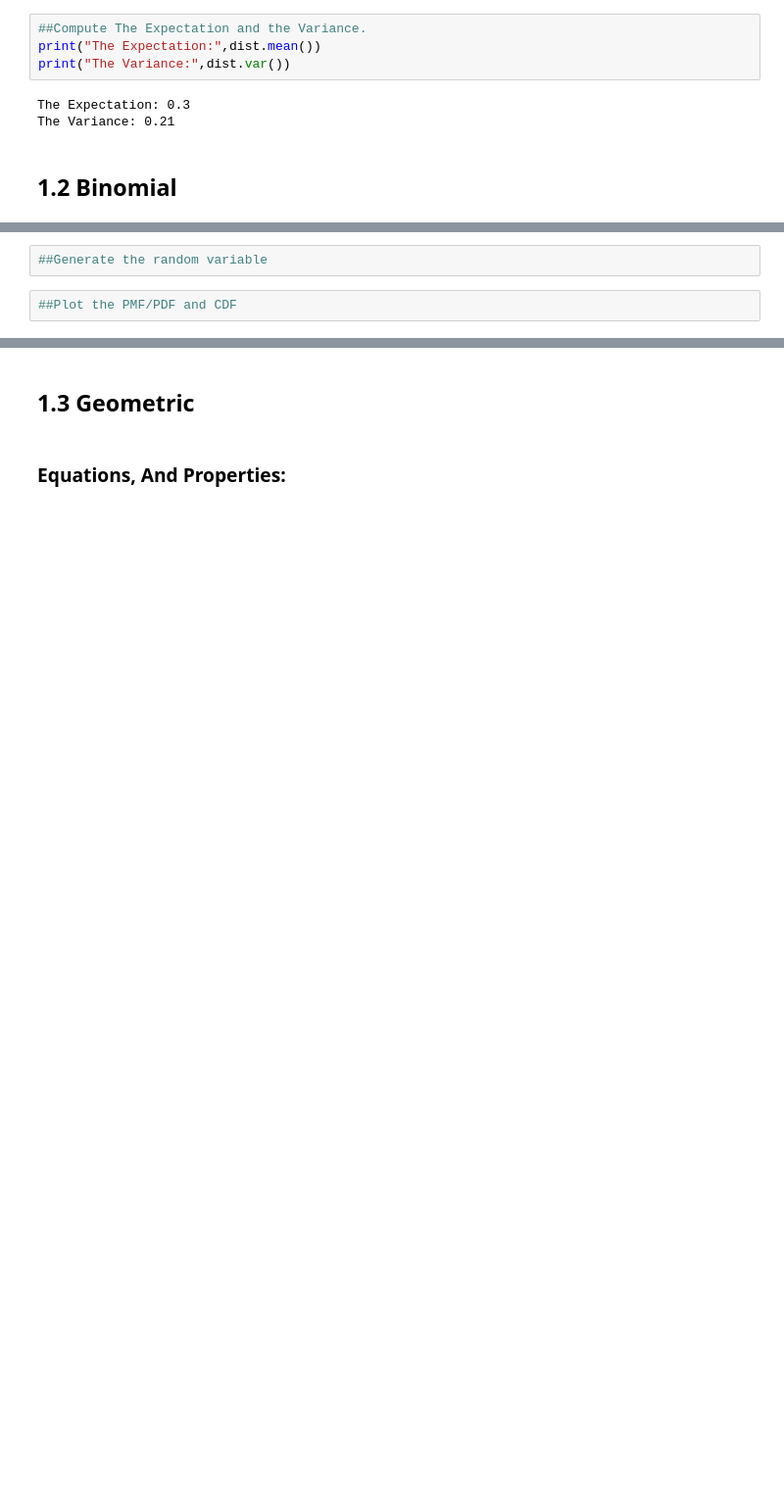
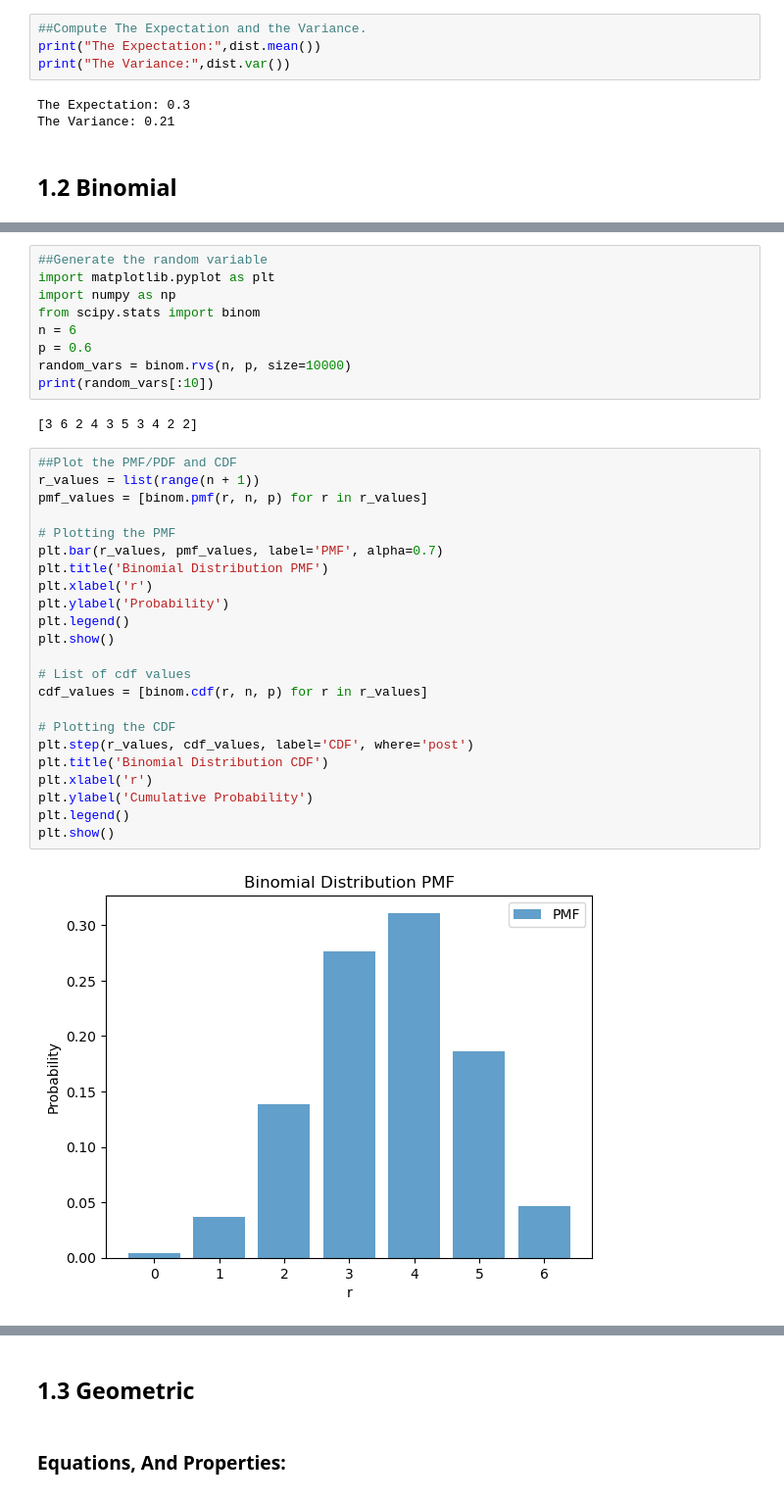
Before and after one commit to shabbann/probability-project, a Jupyter notebook: Math Project.ipynb, the cells around one changed output, grey strips where cells are left out. Shown at 98% size. Cells and saved outputs as stored; diff of their text form; blank space fills up the shorter version.

```diff
--- a/Math Project.ipynb
+++ b/Math Project.ipynb
@@ -140,4 +152,36 @@ The Variance: 0.21
 # %%
 ##Generate the random variable
+import matplotlib.pyplot as plt
+import numpy as np
+from scipy.stats import binom
+n = 6
+p = 0.6
+random_vars = binom.rvs(n, p, size=10000)
+print(random_vars[:10])
+# %% [output]
+[3 6 2 4 3 5 3 4 2 2]
 # %%
 ##Plot the PMF/PDF and CDF
+r_values = list(range(n + 1))
+pmf_values = [binom.pmf(r, n, p) for r in r_values]
+
+# Plotting the PMF
+plt.bar(r_values, pmf_values, label='PMF', alpha=0.7)
+plt.title('Binomial Distribution PMF')
+plt.xlabel('r')
+plt.ylabel('Probability')
+plt.legend()
+plt.show()
+
+# List of cdf values
+cdf_values = [binom.cdf(r, n, p) for r in r_values]
+
+# Plotting the CDF
+plt.step(r_values, cdf_values, label='CDF', where='post')
+plt.title('Binomial Distribution CDF')
+plt.xlabel('r')
+plt.ylabel('Cumulative Probability')
+plt.legend()
+plt.show()
+# %% [output]
+[figure, added]
```
Also changed, not shown: parts of 18 cells of this notebook.
